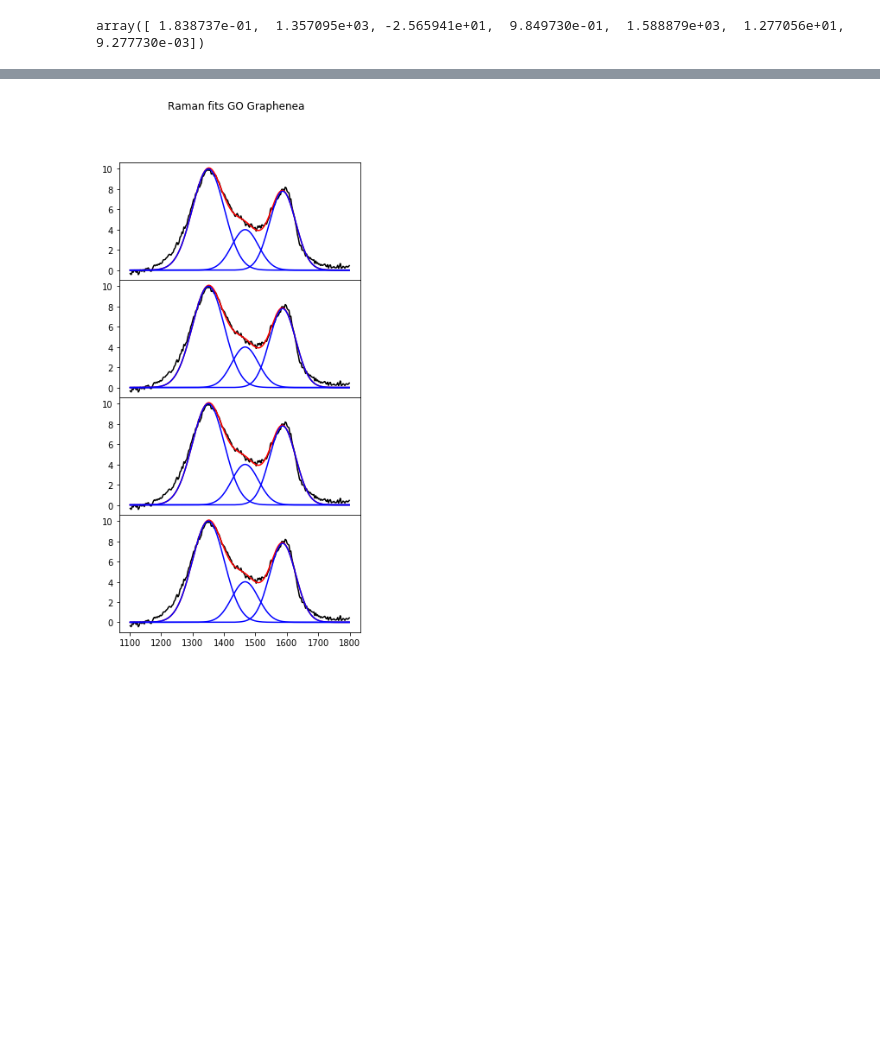
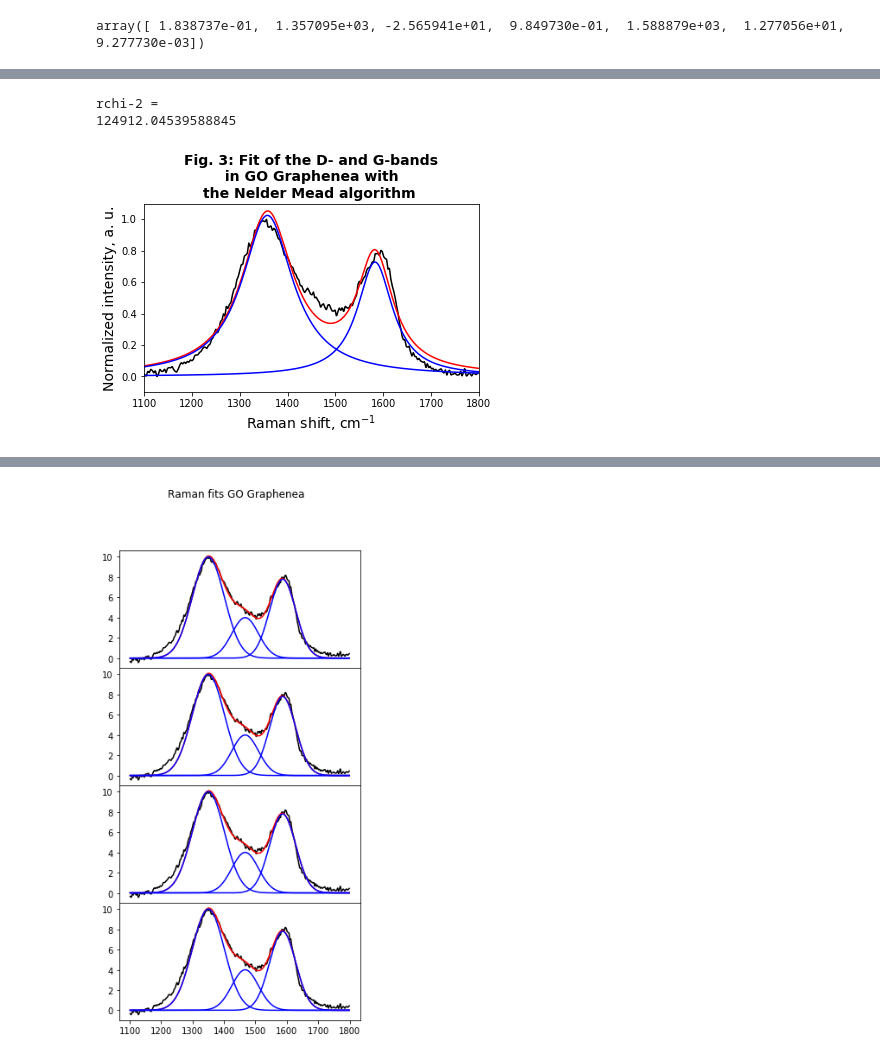
Before and after one commit to hududed/raman-analysis, a Jupyter notebook: nbs/Raman_ALEX.ipynb, the cells around one changed output, grey strips where cells are left out. Saved outputs shown, nothing was run; the diff lists cells and outputs as text; code cells hidden in the pictures; blank space fills up the shorter version.

Commit message:
Revert "lmfits lorbwf,2lor,3lor"
This reverts commit 9b3140dddd466a3347379812984183ec1a6161b5.

```diff
--- a/nbs/Raman_ALEX.ipynb
+++ b/nbs/Raman_ALEX.ipynb
@@ -555,0 +335,7 @@ plt.show()
+# %%
+# we constrain the positions
+p['f1'].vary = False
+# params['f2'].vary = False
+p['f3'].vary = False
+# params['f4'].vary = False
+# params['f5'].vary = False
@@ -555,0 +346,4 @@ plt.show()
+# %%
+algo ='nelder'
+
+result = lmfit.minimize(residual, p, method = algo, args=(x_fit, y_pu_mm[:,0])) # fit data with  nelder model from scipy
@@ -555,0 +352,10 @@ plt.show()
+# %%
+# we release the positions but contrain the FWMH and amplitude of all peaks
+p['f1'].vary = True
+# params['f2'].vary = True
+p['f3'].vary = True
+# params['f4'].vary = True
+# params['f5'].vary = True
+
+#we fit twice
+result2 = lmfit.minimize(residual, p,method = algo, args=(x_fit, y_pu_mm[:,0])) # fit data with leastsq model from scipy
@@ -555,0 +364,4 @@ plt.show()
+# %%
+# model = lmfit.fit_report(result2.params)
+yout, peak1,peak3 = residual(result2.params,x_fit) # the different peaks
+# rchi2 = (1/(float(len(y_pu_mm))-15-1))*np.sum((y_pu_mm - yout)**2/sigma**2) # calculation of the reduced chi-square
@@ -555,0 +389,21 @@ plt.show()
+# %%
+##### WE DO A NICE FIGURE THAT CAN BE IMPROVED FOR PUBLICATION
+plt.plot(x_fit,y_pu_mm,'k-')
+plt.plot(x_fit,yout,'r-')
+plt.plot(x_fit,peak1,'b-')
+# plt.plot(x_fit,peak2,'b-')
+plt.plot(x_fit,peak3,'b-')
+# plt.plot(x_fit,peak4,'b-')
+# plt.plot(x_fit,peak5,'b-')
+
+plt.xlim(lb,hb)
+plt.ylim(-0.1,1.1)
+plt.xlabel("Raman shift, cm$^{-1}$", fontsize = 14)
+plt.ylabel("Normalized intensity, a. u.", fontsize = 14)
+plt.title("Fig. 3: Fit of the D- and G-bands\n in GO Graphenea with \nthe Nelder Mead algorithm ",fontsize = 14,fontweight = "bold")
+print("rchi-2 = \n"+str(rchi2))
+plt.subplots_adjust(top=0.78)
+# %% [output]
+rchi-2 =
+124912.04539588845
+[figure, added]
```
Also changed, not shown: parts of 41 cells of this notebook.
